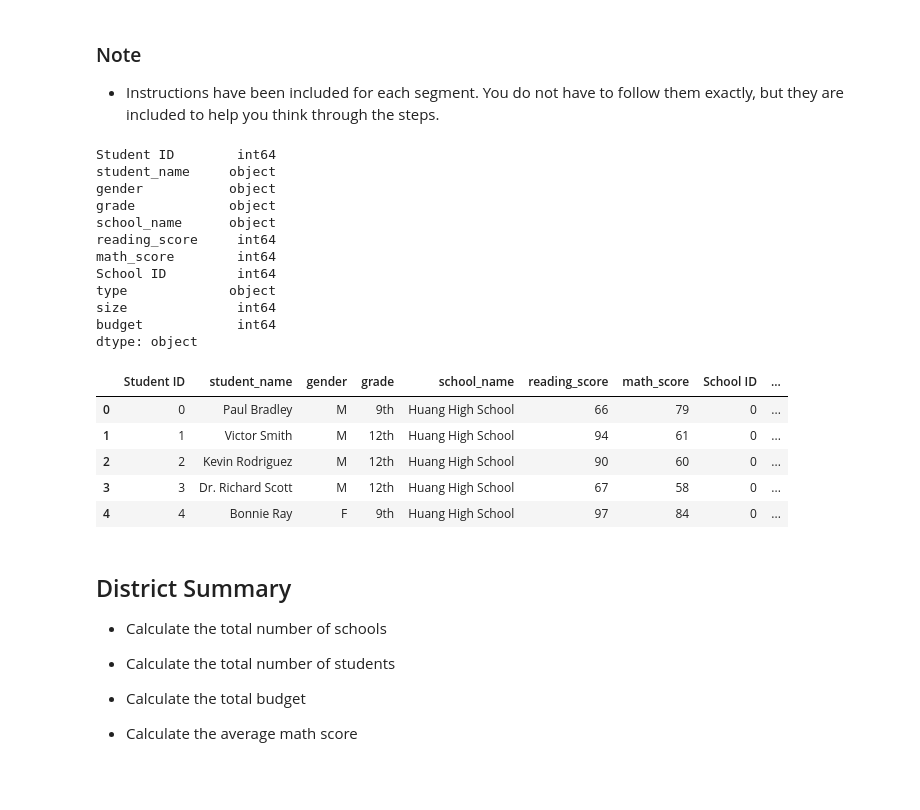
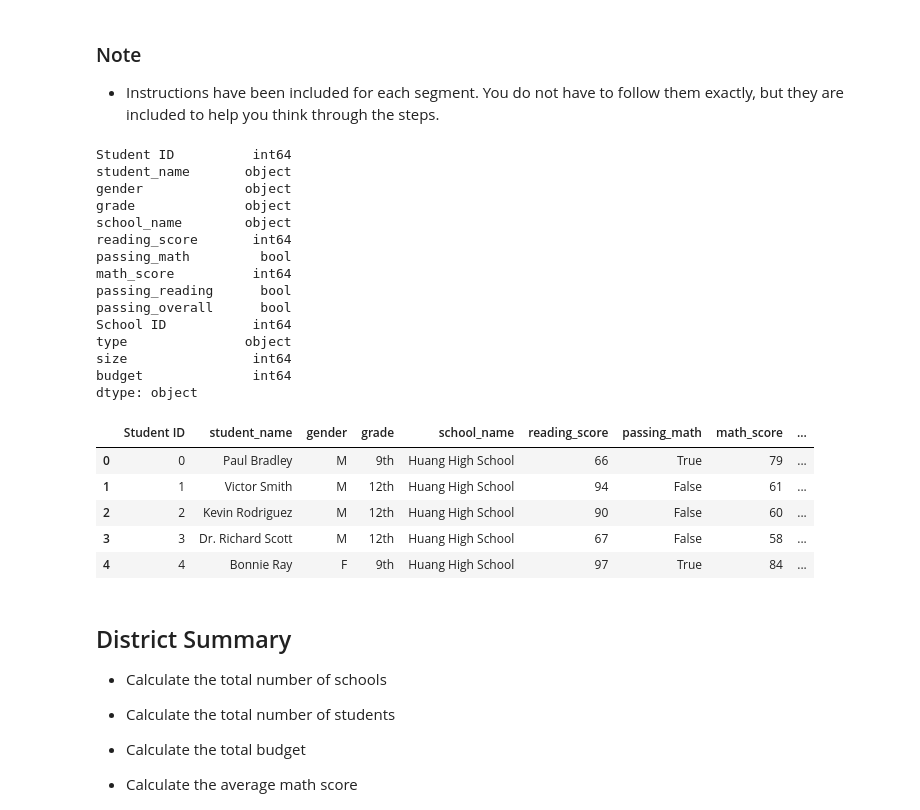
Before and after one commit to Adigine/GWU_Assignment4_Pandas, a Jupyter notebook: PyCitySchools_starter.ipynb, the cells around one changed output. Drawn from its saved outputs; the diff is of its cells as text; code cells hidden in the pictures; blank space fills up the shorter version.

```diff
--- a/PyCitySchools_starter.ipynb
+++ b/PyCitySchools_starter.ipynb
@@ -13,40 +13,52 @@
 # %%
 # Dependencies and Setup
 import pandas as pd
 import numpy as np
 
 # File to Load (Remember to Change These)
 school_data_to_load = "Resources/schools_complete.csv"
 student_data_to_load = "Resources/students_complete.csv"
 
 # Read School and Student Data File and store into Pandas Data Frames
 school_data = pd.read_csv(school_data_to_load)
 student_data = pd.read_csv(student_data_to_load)
 
 # Combine the data into a single dataset
-school_df = pd.merge(student_data, school_data, how="left", on=["school_name", "school_name"])
+school_df = pd.merge(student_data, school_data, how="left", on=["school_name"])
+
+#creating boolean columns for passing
+school_df = school_df.reindex(columns=["Student ID", "student_name", "gender", "grade", "school_name", "reading_score", "passing_math", "math_score", "passing_reading", "passing_overall", "School ID", "type", "size", "budget"])
+def passing(read_column, write_column):
+    school_df[write_column] = school_df[read_column].apply(lambda x: True if x >= 70 else False)
+passing("math_score", "passing_math")
+passing("reading_score", "passing_reading")
+school_df["passing_overall"] = ((school_df["math_score"] + school_df["reading_score"])/2).apply(lambda x: True if x >= 70 else False)
+
 print(school_df.dtypes)
 # school_df.count()
 school_df.head()
 # %% [output]
-Student ID        int64
-student_name     object
-gender           object
-grade            object
-school_name      object
-reading_score     int64
-math_score        int64
-School ID         int64
-type             object
-size              int64
-budget            int64
+Student ID          int64
+student_name       object
+gender             object
+grade              object
+school_name        object
+reading_score       int64
+passing_math         bool
+math_score          int64
+passing_reading      bool
+passing_overall      bool
+School ID           int64
+type               object
+size                int64
+budget              int64
 dtype: object
-|  | Student ID | student_name | gender | grade | school_name | reading_score | math_score | School ID | ... |
-| 0 | 0 | Paul Bradley | M | 9th | Huang High School | 66 | 79 | 0 | ... |
-| 1 | 1 | Victor Smith | M | 12th | Huang High School | 94 | 61 | 0 | ... |
-| 2 | 2 | Kevin Rodriguez | M | 12th | Huang High School | 90 | 60 | 0 | ... |
-| 3 | 3 | Dr. Richard Scott | M | 12th | Huang High School | 67 | 58 | 0 | ... |
-| 4 | 4 | Bonnie Ray | F | 9th | Huang High School | 97 | 84 | 0 | ... |
+|  | Student ID | student_name | gender | grade | school_name | reading_score | passing_math | math_score | ... |
+| 0 | 0 | Paul Bradley | M | 9th | Huang High School | 66 | True | 79 | ... |
+| 1 | 1 | Victor Smith | M | 12th | Huang High School | 94 | False | 61 | ... |
+| 2 | 2 | Kevin Rodriguez | M | 12th | Huang High School | 90 | False | 60 | ... |
+| 3 | 3 | Dr. Richard Scott | M | 12th | Huang High School | 67 | False | 58 | ... |
+| 4 | 4 | Bonnie Ray | F | 9th | Huang High School | 97 | True | 84 | ... |
 # %% [markdown]
 ## District Summary
 
```
Also changed, not shown: parts of 21 cells of this notebook.
